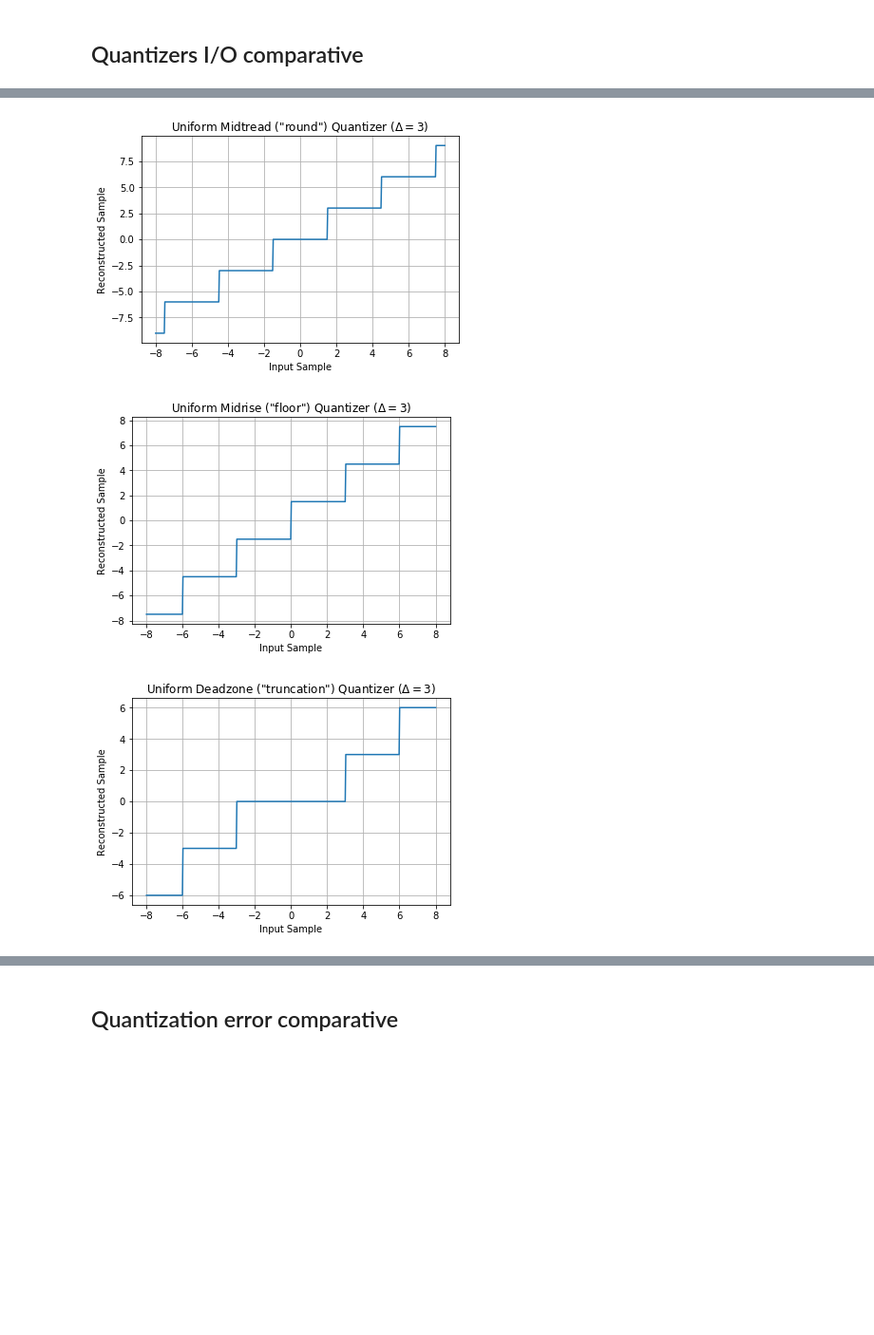
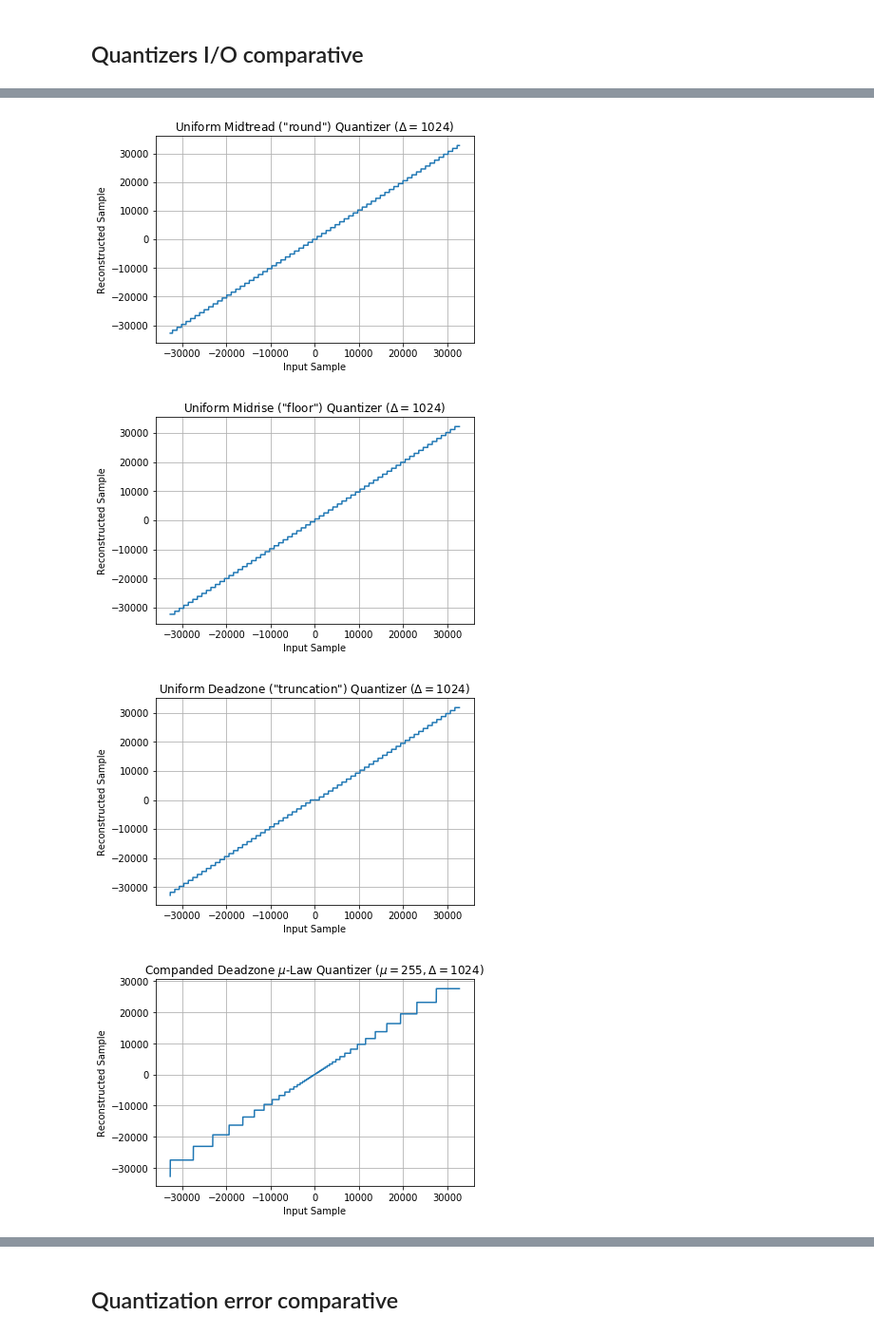
Before and after one commit to Tecnologias-multimedia/Tecnologias-multimedia.github.io, a Jupyter notebook: study_guide/quantization/graphics/quantization.ipynb, the cells around one changed output, grey strips where cells are left out. Shown at 95% size. Cells and saved outputs as stored; diff of their text form; code cells hidden in the pictures; blank space fills up the shorter version.

```diff
--- a/study_guide/quantization/graphics/quantization.ipynb
+++ b/study_guide/quantization/graphics/quantization.ipynb
@@ -107,6 +107,20 @@ x_recons = muLaw_expand(y, mu)
 plot(x, x_recons, "Input", "Output", "Expansion(Compression(Input))".format(mu))
 # %% [output]
 [figure]
+# %%
+def companded_quantizer(x, quantization_step):
+    '''Companded mu-law deadzone quantizer'''
+    mu = 255
+    x_compressed = (32768*(muLaw_compress(x/32768, mu)))
+    y = deadzone_quantizer(x_compressed, quantization_step)
+    return y
+
+def companded_dequantizer(y, quantization_step):
+    '''Companded mu-law deadzone dequantizer'''
+    mu = 255
+    z_compressed = deadzone_dequantizer(y, quantization_step)
+    z = np.round(32768*muLaw_expand(z_compressed/32768, mu)).astype(np.int16)
+    return z
 # %%
 mu = 255
 quantization_step = 1024
@@ -156,16 +226,20 @@ plot(x, z_D, "Input Sample", "Reconstructed Sample", "Uniform Deadzone (\"trunca
 # %%
-quantization_step = 3 # Delta
-x = np.linspace(-8, 8, 500) # Input samples
+quantization_step = 1024
+x = np.linspace(-32768, 32767, 65536)
 y_T = midtread_quantizer(x, quantization_step) # Quantized samples
 z_T = midtread_dequantizer(y_T, quantization_step) # Reconstructed samples
 y_R = midrise_quantizer(x, quantization_step) # Quantized samples
 z_R = midrise_dequantizer(y_R, quantization_step) # Reconstructed samples
 y_D = deadzone_quantizer(x, quantization_step)
 z_D = deadzone_dequantizer(y_D, quantization_step)
+y_C = companded_quantizer(x, quantization_step)
+z_C = companded_dequantizer(y_C, quantization_step)
 plot(x, z_T, "Input Sample", "Reconstructed Sample", "Uniform Midtread (\"round\") Quantizer ($\Delta={}$)".format(quantization_step))
 plot(x, z_R, "Input Sample", "Reconstructed Sample", "Uniform Midrise (\"floor\") Quantizer ($\Delta={}$)".format(quantization_step))
 plot(x, z_D, "Input Sample", "Reconstructed Sample", "Uniform Deadzone (\"truncation\") Quantizer ($\Delta={}$)".format(quantization_step))
+plot(x, z_C, "Input Sample", "Reconstructed Sample", "Companded Deadzone $\mu$-Law Quantizer ($\mu={}, \Delta={}$)".format(mu, quantization_step))
 # %% [output]
-[figure, old version]
+[figure, new version]
-[figure, old version]
+[figure, new version]
-[figure, old version]
+[figure, new version]
+[figure, added]
```
Also changed, not shown: parts of 98 cells of this notebook.
